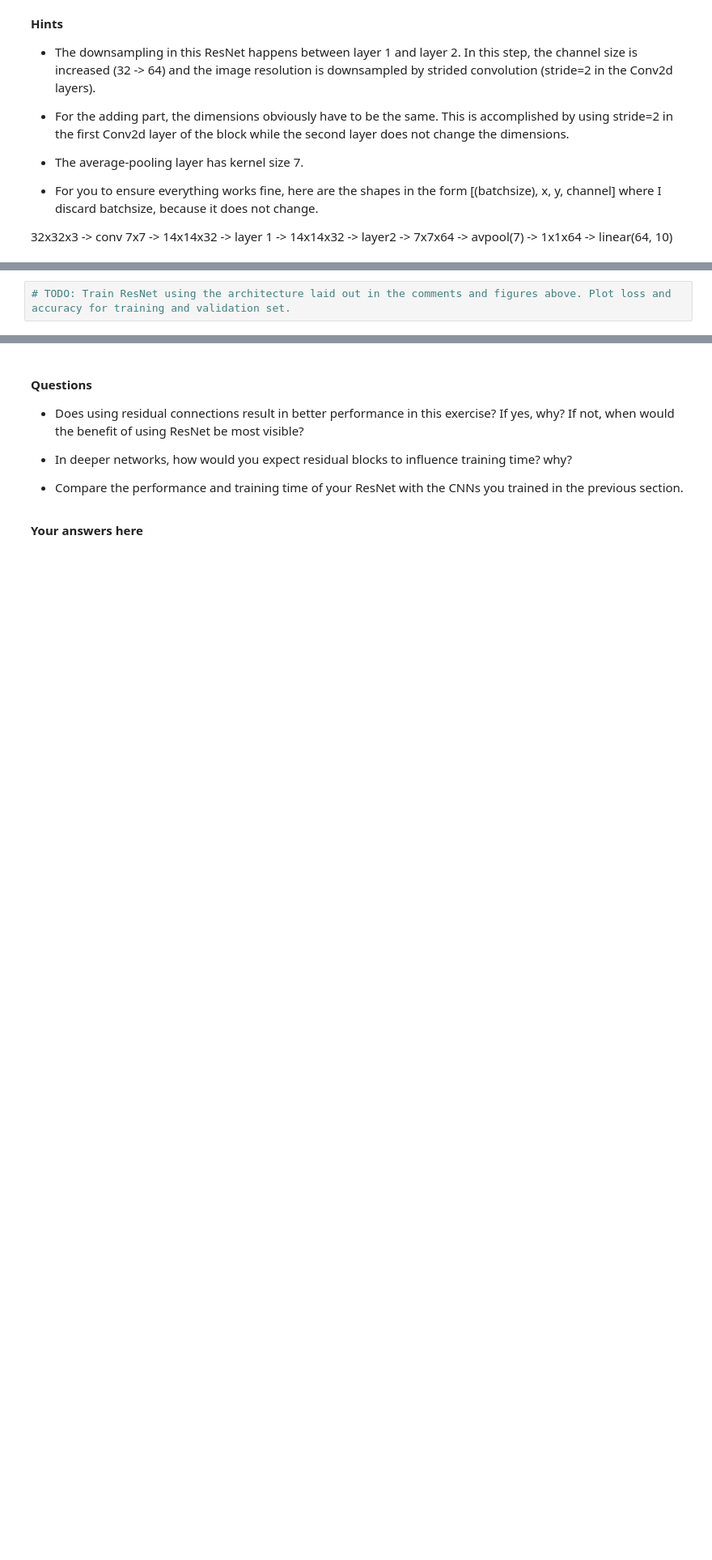
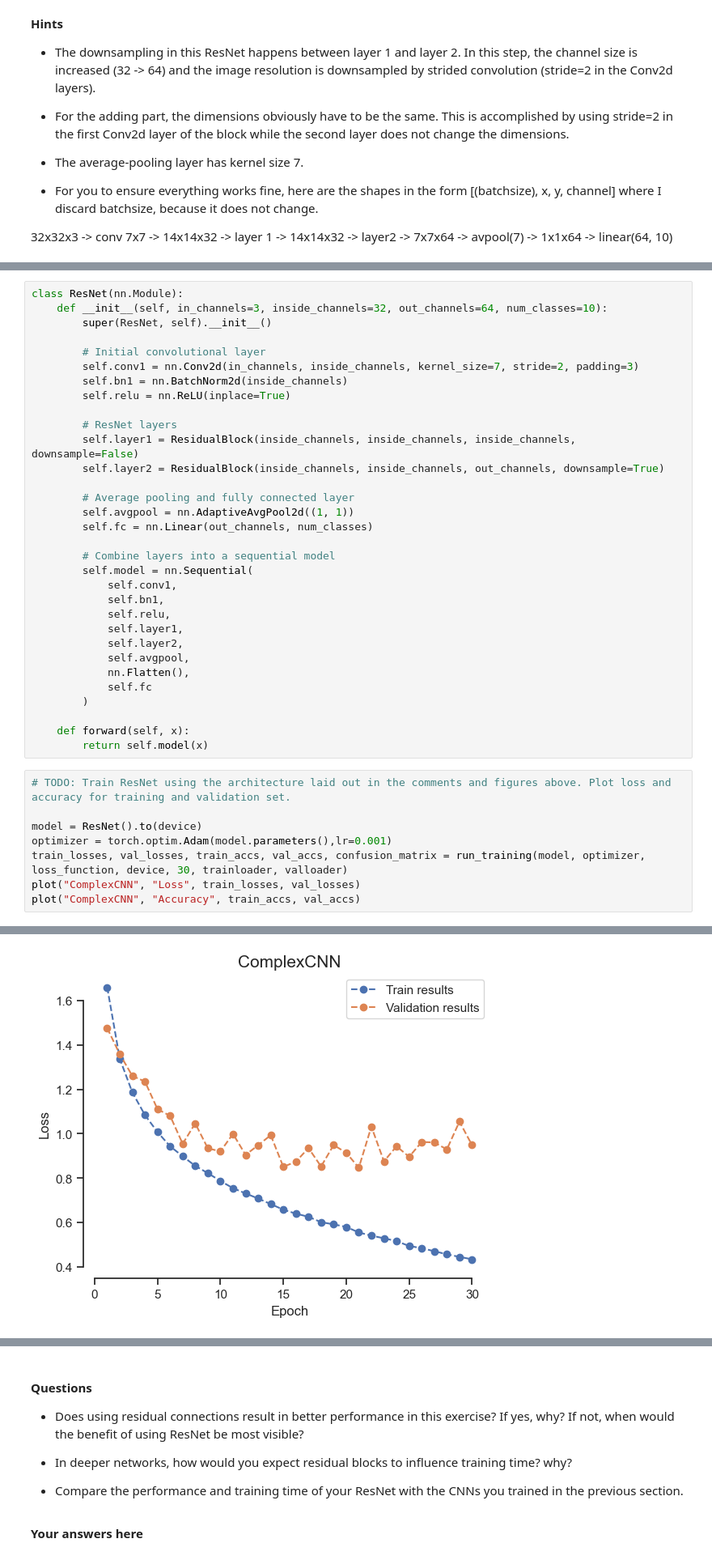
Before and after one commit to mak8427/Deep-Learning-Computer-Vision, a Jupyter notebook: madkour-mattioli-schellscheidt-2.ipynb, the cells around one changed output, grey strips where cells are left out. Shown: that part at 81% size. Saved outputs shown, nothing was run; the diff lists cells and outputs as text; blank space fills up the shorter version.

```diff
--- a/madkour-mattioli-schellscheidt-2.ipynb
+++ b/madkour-mattioli-schellscheidt-2.ipynb
@@ -522,2 +507,41 @@ class ResNet(nn.Module):
+# %%
+class ResNet(nn.Module):
+    def __init__(self, in_channels=3, inside_channels=32, out_channels=64, num_classes=10):
+        super(ResNet, self).__init__()
+
+        # Initial convolutional layer
+        self.conv1 = nn.Conv2d(in_channels, inside_channels, kernel_size=7, stride=2, padding=3)
+        self.bn1 = nn.BatchNorm2d(inside_channels)
+        self.relu = nn.ReLU(inplace=True)
+
+        # ResNet layers
+        self.layer1 = ResidualBlock(inside_channels, inside_channels, inside_channels, downsample=False)
+        self.layer2 = ResidualBlock(inside_channels, inside_channels, out_channels, downsample=True)
+
+        # Average pooling and fully connected layer
+        self.avgpool = nn.AdaptiveAvgPool2d((1, 1))
+        self.fc = nn.Linear(out_channels, num_classes)
+
+        # Combine layers into a sequential model
+        self.model = nn.Sequential(
+            self.conv1,
+            self.bn1,
+            self.relu,
+            self.layer1,
+            self.layer2,
+            self.avgpool,
+            nn.Flatten(),
+            self.fc
+        )
+
+    def forward(self, x):
+        return self.model(x)
 # %%
 # TODO: Train ResNet using the architecture laid out in the comments and figures above. Plot loss and accuracy for training and validation set.
+
+model = ResNet().to(device)
+optimizer = torch.optim.Adam(model.parameters(),lr=0.001)
+train_losses, val_losses, train_accs, val_accs, confusion_matrix = run_training(model, optimizer, loss_function, device, 30, trainloader, valloader)
+plot("ComplexCNN", "Loss", train_losses, val_losses)
+plot("ComplexCNN", "Accuracy", train_accs, val_accs)
+# %% [output]
@@ -523,0 +550 @@ class ResNet(nn.Module):
+[figure, added]
```
Also changed, not shown: parts of 12 cells of this notebook.
